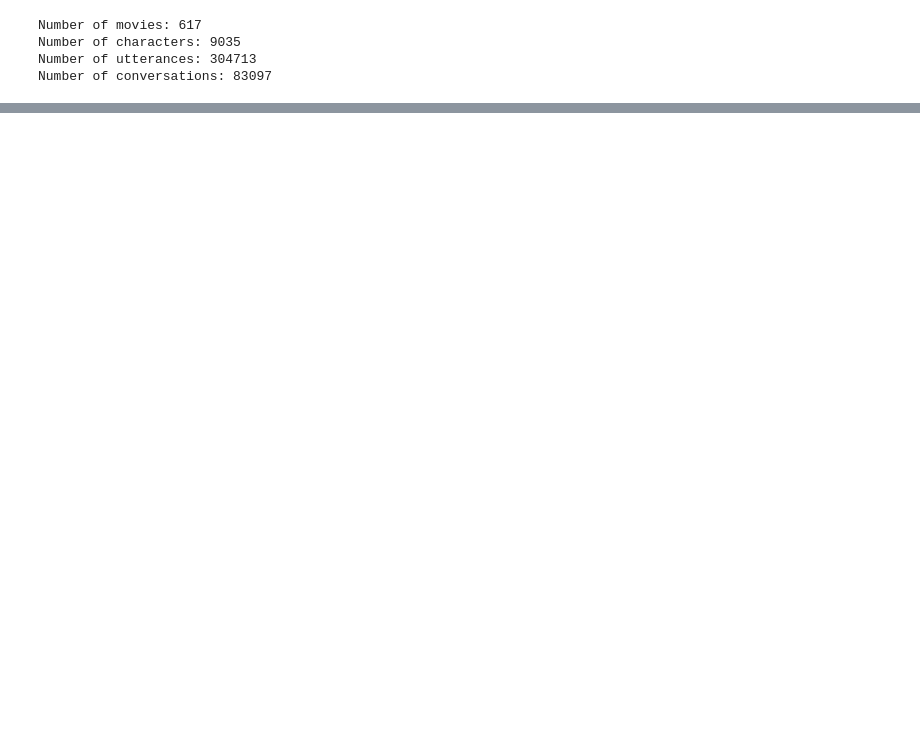
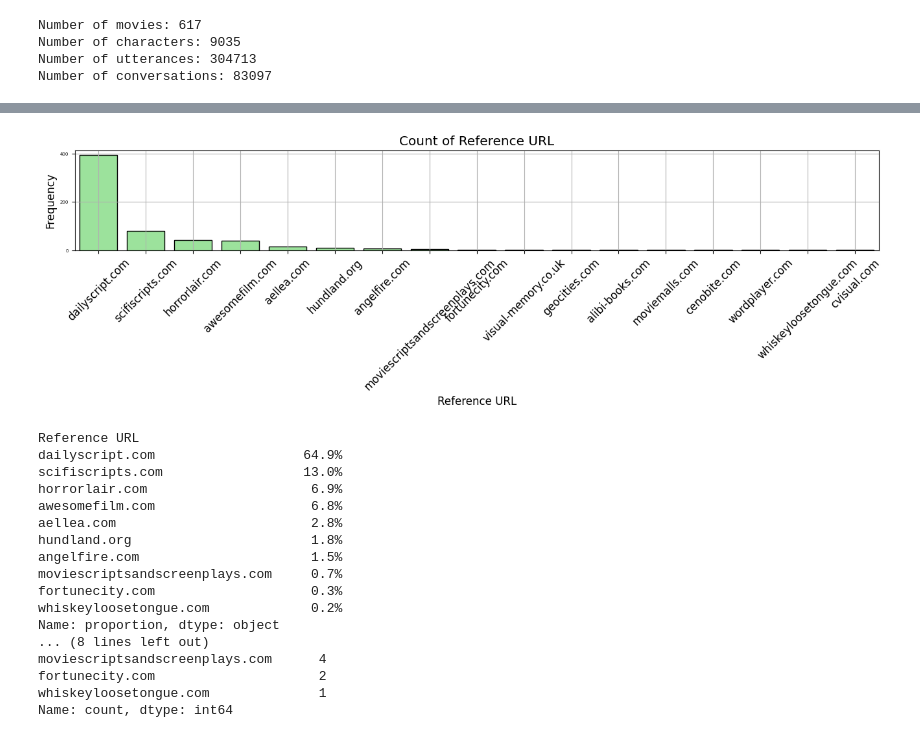
Before and after one commit to JPRamirez17/NLP_Cornell_Movie_Dataset, a Jupyter notebook: NLP_cornell_movie_dataset.ipynb, the cells around one changed output, grey strips where cells are left out. Cells and saved outputs as stored; diff of their text form; code cells hidden in the pictures; blank space fills up the shorter version.

```diff
--- a/NLP_cornell_movie_dataset.ipynb
+++ b/NLP_cornell_movie_dataset.ipynb
@@ -218,0 +698,22 @@ a walk to remember (2002)
+# %%
+# Visualize movie url references statistics
+plot_categorical_attribute('Reference URL', [re.findall('://www.([\w\-\.]+)', d['url'])[0] for d in dataset.movies.values() if len(re.findall('://www.([\w\-\.]+)', d['url']))>0])
+# %% [output]
+[figure, added]
+Reference URL
+dailyscript.com                   64.9%
+scifiscripts.com                  13.0%
+horrorlair.com                     6.9%
+awesomefilm.com                    6.8%
+aellea.com                         2.8%
+hundland.org                       1.8%
+angelfire.com                      1.5%
+moviescriptsandscreenplays.com     0.7%
+fortunecity.com                    0.3%
+whiskeyloosetongue.com             0.2%
+Name: proportion, dtype: object
+... (8 lines left out)
+moviescriptsandscreenplays.com      4
+fortunecity.com                     2
+whiskeyloosetongue.com              1
+Name: count, dtype: int64
```
Also changed, not shown: parts of 178 cells of this notebook.
